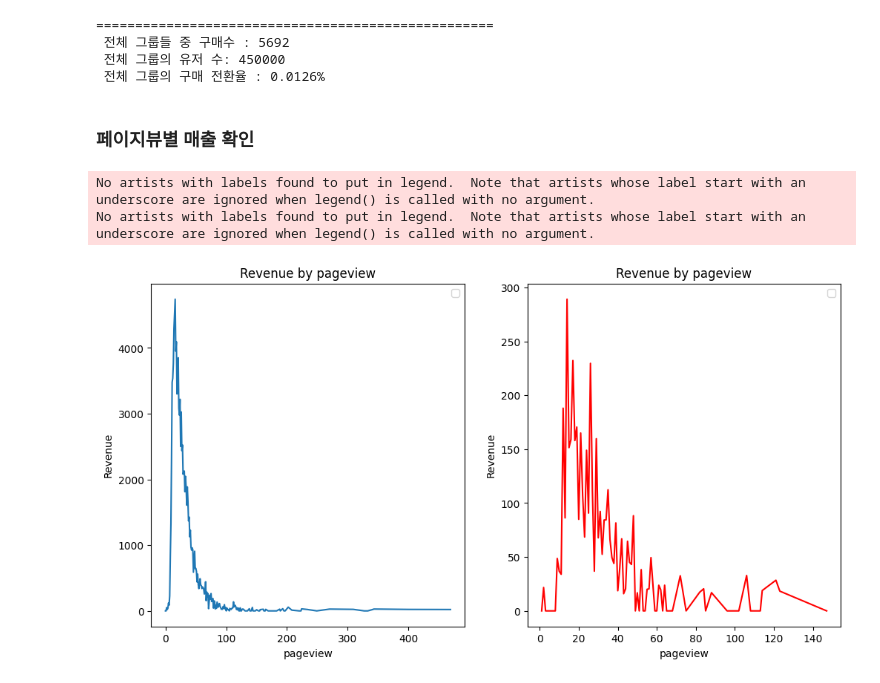
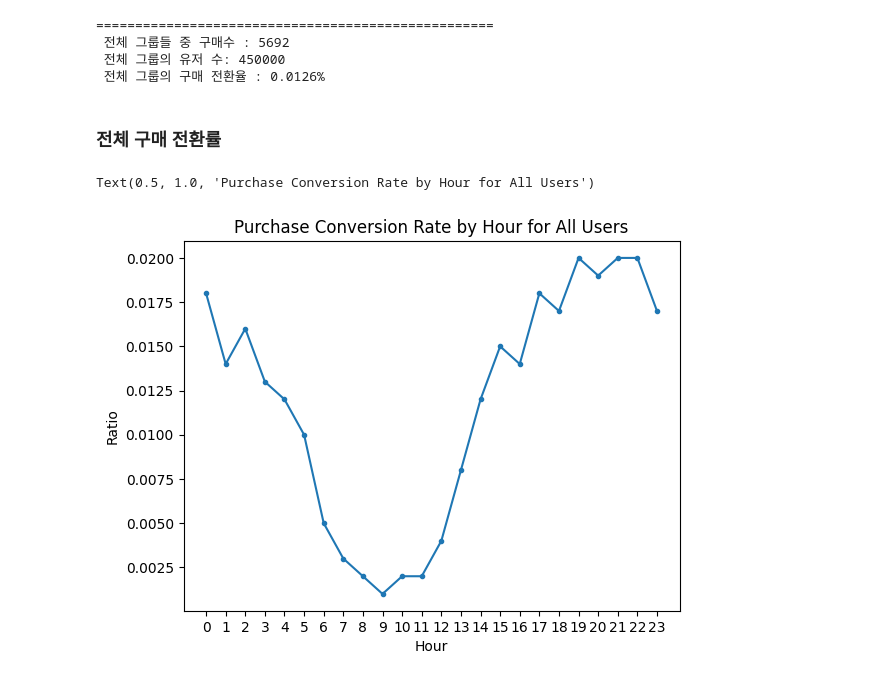
Before and after one commit to eju1019/ipark, a Jupyter notebook: projcet.ipynb, the cells around one changed output. Cells and saved outputs as stored; diff of their text form; code cells hidden in the pictures.

```diff
--- a/projcet.ipynb
+++ b/projcet.ipynb
@@ -520,31 +517,15 @@ print(f" 전체 그룹의 구매 전환율 : {df['totals_transactionRevenue'].co
  전체 그룹들 중 구매수 : 5692
  전체 그룹의 유저 수: 450000
  전체 그룹의 구매 전환율 : 0.0126%
-# %% [markdown]
-### 페이지뷰별 매출 확인
-# %%
-# revenue_set_page_counts=df_set.groupby('totals_pageviews')['totals_transactionRevenue'].count()
-
-
-plt.figure(figsize=(12,6))
-plt.subplot(1,2,1)
-revenue_notset_page_counts =df_not_set.groupby('totals_pageviews')['totals_transactionRevenue'].sum()
-
-plt.plot(revenue_notset_page_counts.index, revenue_notset_page_counts.values)
-plt.title('Revenue by pageview')
-plt.xlabel('pageview')
-plt.ylabel('Revenue')
-plt.legend()
-
-plt.subplot(1,2,2)
-revenue_set_page_counts = df_set.groupby('totals_pageviews')['totals_transactionRevenue'].sum()
-plt.plot(revenue_set_page_counts.index, revenue_set_page_counts.values,color='red')
-plt.title('Revenue by pageview')
-plt.xlabel('pageview')
-plt.ylabel('Revenue')
-plt.legend()
-plt.show()
-# %% [output]
-No artists with labels found to put in legend.  Note that artists whose label start with an underscore are ignored when legend() is called with no argument.
-No artists with labels found to put in legend.  Note that artists whose label start with an underscore are ignored when legend() is called with no argument.
-[figure, removed]
+# %% [markdown]
+### 전체 구매 전환률
+# %%
+cnt_by_hour=(df.groupby('hour_of_day')['totals_transactionRevenue'].count() / df.groupby('hour_of_day')['fullVisitorId'].count()).round(3)
+plt.plot(cnt_by_hour.index,cnt_by_hour.values,marker='.')
+plt.xticks(cnt_by_hour.index)
+plt.xlabel('Hour')
+plt.ylabel('Ratio')
+plt.title('Purchase Conversion Rate by Hour for All Users')
+# %% [output]
+Text(0.5, 1.0, 'Purchase Conversion Rate by Hour for All Users')
+[figure, added]
```
Also changed, not shown: parts of 10 cells of this notebook.
